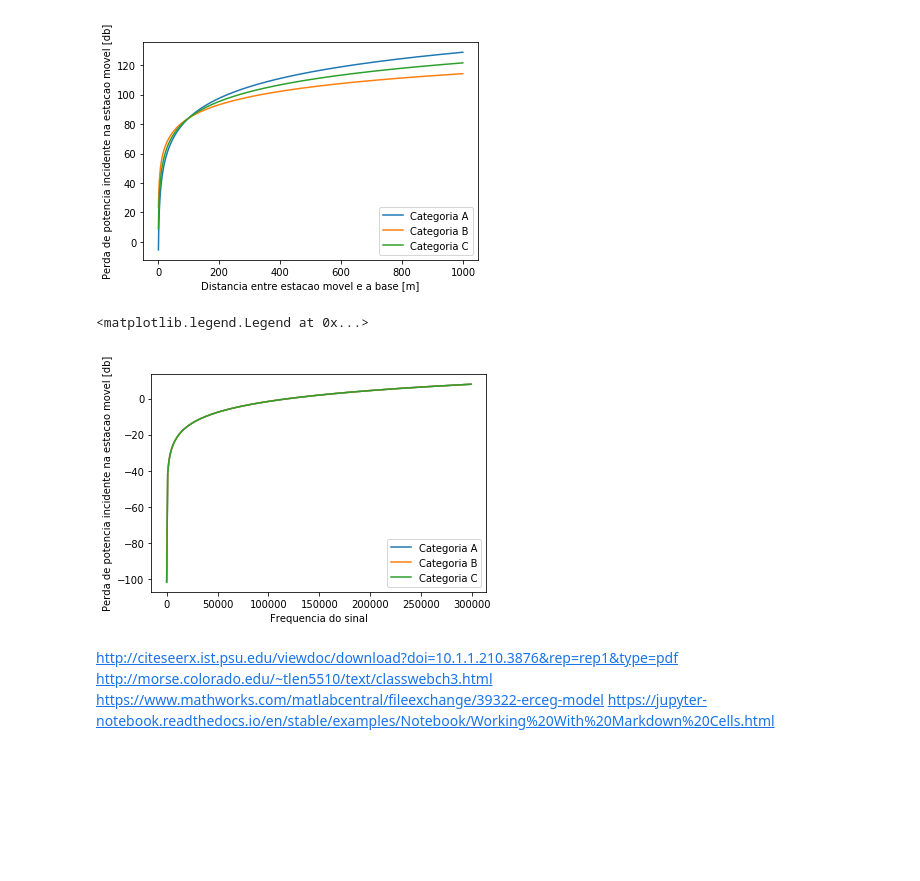
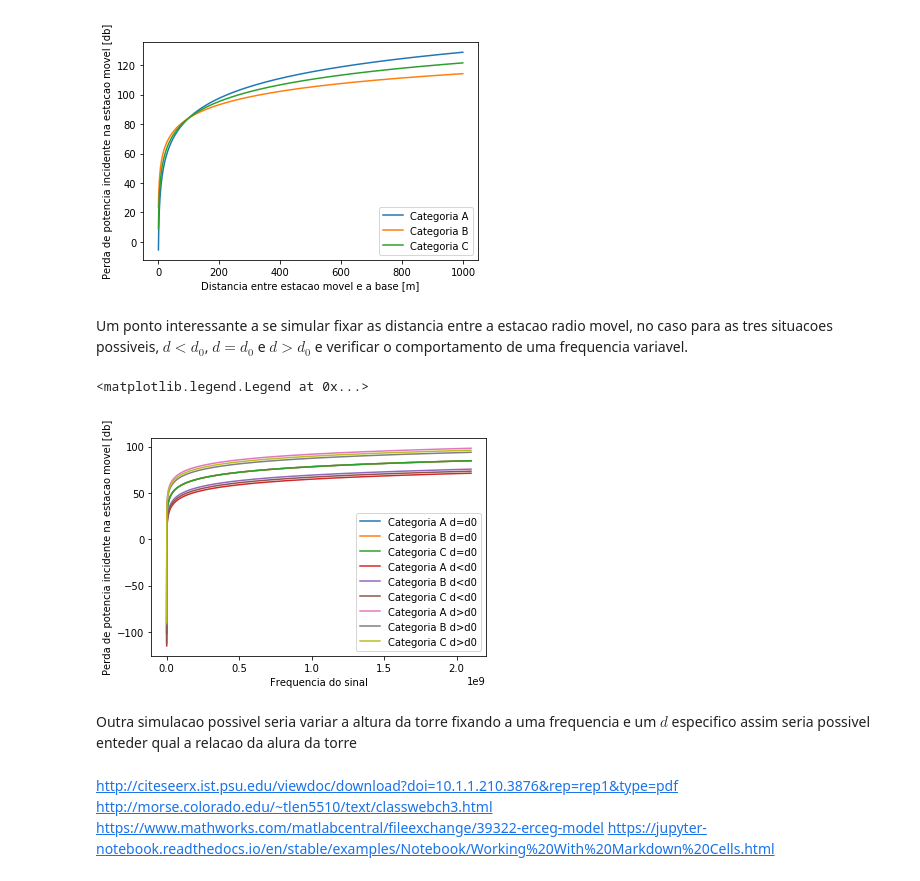
Before and after one commit to JoaoPedroPP/Channel-Simulation-and-OFDM-Study, a Jupyter notebook: Channel-Simulation/Erceg-Model.ipynb, the cells around one changed output. Cells and saved outputs as stored; diff of their text form; code cells hidden in the pictures; blank space fills up the shorter version.

```diff
--- a/Channel-Simulation/Erceg-Model.ipynb
+++ b/Channel-Simulation/Erceg-Model.ipynb
@@ -71,22 +71,42 @@ plt.legend()
 # %% [output]
 <matplotlib.legend.Legend at 0x...>
 [figure]
+# %% [markdown]
+Um ponto interessante a se simular fixar as distancia entre a estacao radio movel, no caso para as tres situacoes possiveis, $d<d_0$, $d=d_0$ e $d>d_0$ e verificar o comportamento de uma frequencia variavel.
 # %%
-fval = np.arange(1, 300000, 1000)
+fval = np.arange(1, 2100000000, 100000)
 fv1 = 20*np.log10(4*math.pi*d0*fval/300000000)+10*gamma[0]*np.log10(100/d0)+s
 fv2 = 20*np.log10(4*math.pi*d0*fval/300000000)+10*gamma[1]*np.log10(100/d0)+s
 fv3 = 20*np.log10(4*math.pi*d0*fval/300000000)+10*gamma[2]*np.log10(100/d0)+s
+
+fv4 = 20*np.log10(4*math.pi*d0*fval/300000000)+10*gamma[0]*np.log10(50/d0)+s
+fv5 = 20*np.log10(4*math.pi*d0*fval/300000000)+10*gamma[1]*np.log10(50/d0)+s
+fv6 = 20*np.log10(4*math.pi*d0*fval/300000000)+10*gamma[2]*np.log10(50/d0)+s
+
+fv7 = 20*np.log10(4*math.pi*d0*fval/300000000)+10*gamma[0]*np.log10(200/d0)+s
+fv8 = 20*np.log10(4*math.pi*d0*fval/300000000)+10*gamma[1]*np.log10(200/d0)+s
+fv9 = 20*np.log10(4*math.pi*d0*fval/300000000)+10*gamma[2]*np.log10(200/d0)+s
 # %%
-plt.plot(fval, fv1, label='Categoria A')
-plt.plot(fval, fv2, label='Categoria B')
-plt.plot(fval, fv3, label='Categoria C')
+plt.plot(fval, fv1, label='Categoria A d=d0')
+plt.plot(fval, fv2, label='Categoria B d=d0')
+plt.plot(fval, fv3, label='Categoria C d=d0')
+
+plt.plot(fval, fv4, label='Categoria A d<d0')
+plt.plot(fval, fv5, label='Categoria B d<d0')
+plt.plot(fval, fv6, label='Categoria C d<d0')
+
+plt.plot(fval, fv7, label='Categoria A d>d0')
+plt.plot(fval, fv8, label='Categoria B d>d0')
+plt.plot(fval, fv9, label='Categoria C d>d0')
 
 plt.xlabel('Frequencia do sinal')
 plt.ylabel('Perda de potencia incidente na estacao movel [db]')
 plt.legend()
 # %% [output]
 <matplotlib.legend.Legend at 0x...>
-[figure, old version]
+[figure, new version]
+# %% [markdown]
+Outra simulacao possivel seria variar a altura da torre fixando a uma frequencia e um $d$ especifico assim seria possivel enteder qual a relacao da alura da torre
 # %% [markdown]
 http://citeseerx.ist.psu.edu/viewdoc/download?doi=10.1.1.210.3876&rep=rep1&type=pdf
 http://morse.colorado.edu/~tlen5510/text/classwebch3.html
```
